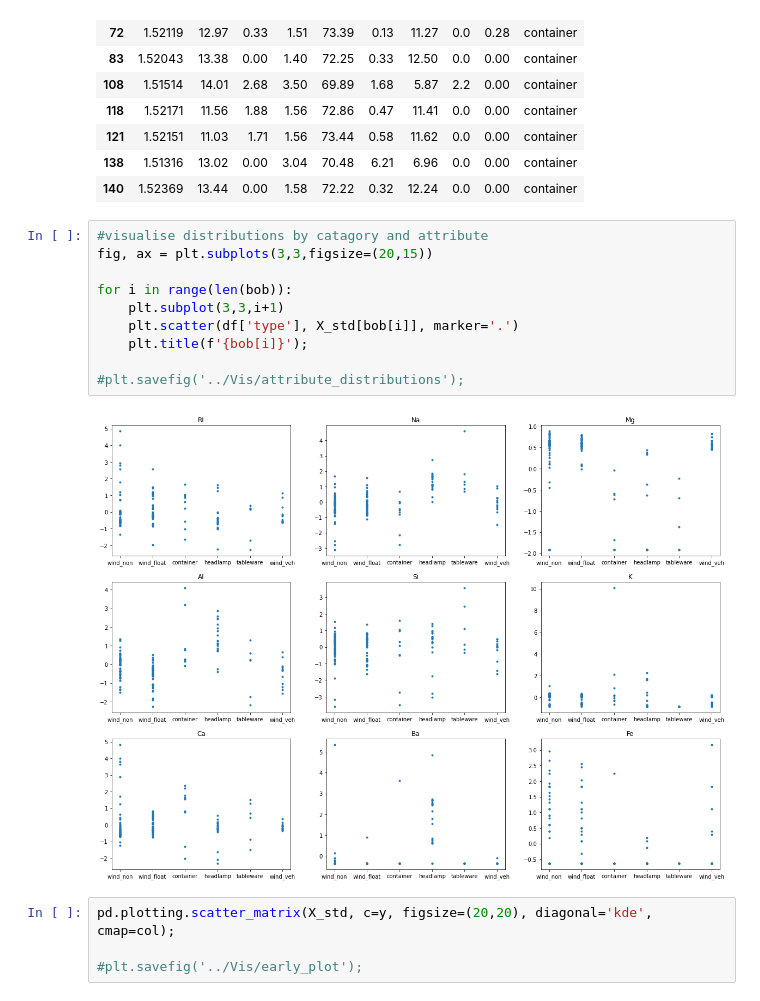
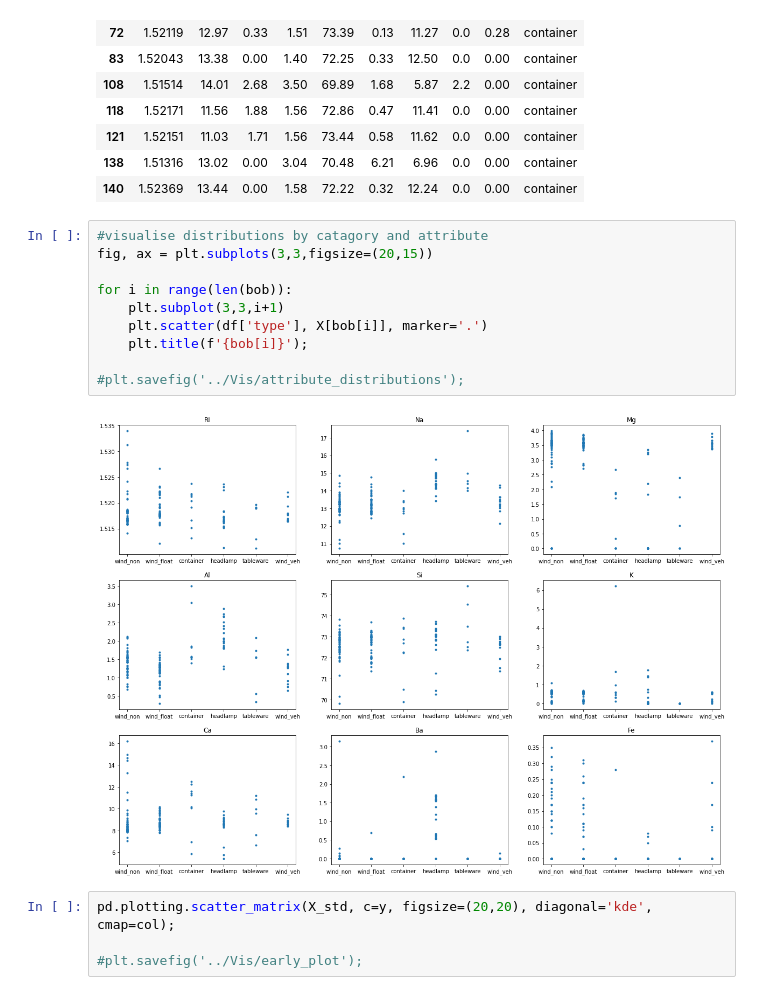
Before and after one commit to Xannadoo/MLProject2021_AC, a Jupyter notebook: Notebooks/Main.ipynb, the cells around one changed output. Drawn from its saved outputs; the diff is of its cells as text.

```diff
--- a/Notebooks/Main.ipynb
+++ b/Notebooks/Main.ipynb
@@ -114,15 +114,15 @@ df[df['type']== 'container'] #also has relatively few samples.
 # %%
 #visualise distributions by catagory and attribute
 fig, ax = plt.subplots(3,3,figsize=(20,15))
 
 for i in range(len(bob)):
     plt.subplot(3,3,i+1)
-    plt.scatter(df['type'], X_std[bob[i]], marker='.')
+    plt.scatter(df['type'], X[bob[i]], marker='.')
     plt.title(f'{bob[i]}');
 
 #plt.savefig('../Vis/attribute_distributions');
 # %% [output]
-[figure, old version]
+[figure, new version]
 # %%
 pd.plotting.scatter_matrix(X_std, c=y, figsize=(20,20), diagonal='kde', cmap=col);
 
```
Also changed, not shown: 1 other file.
